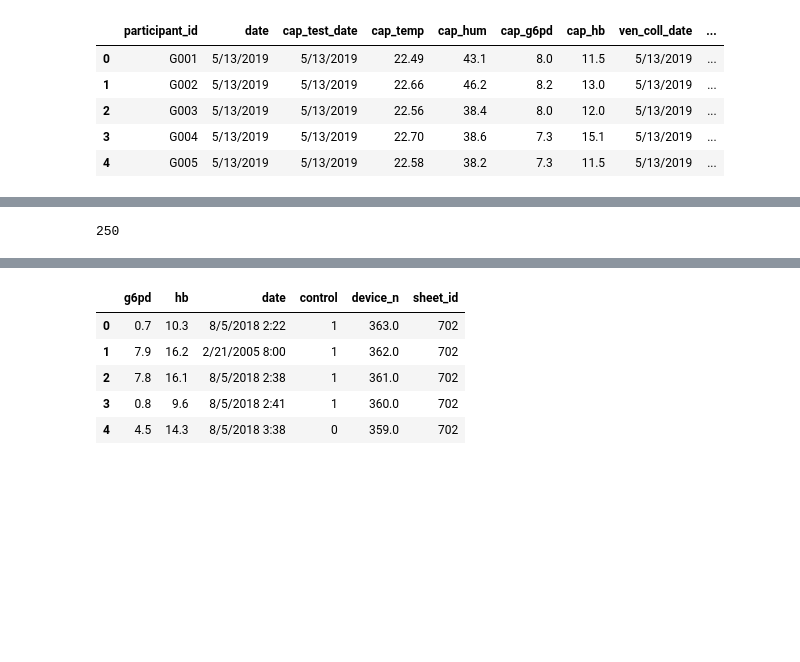
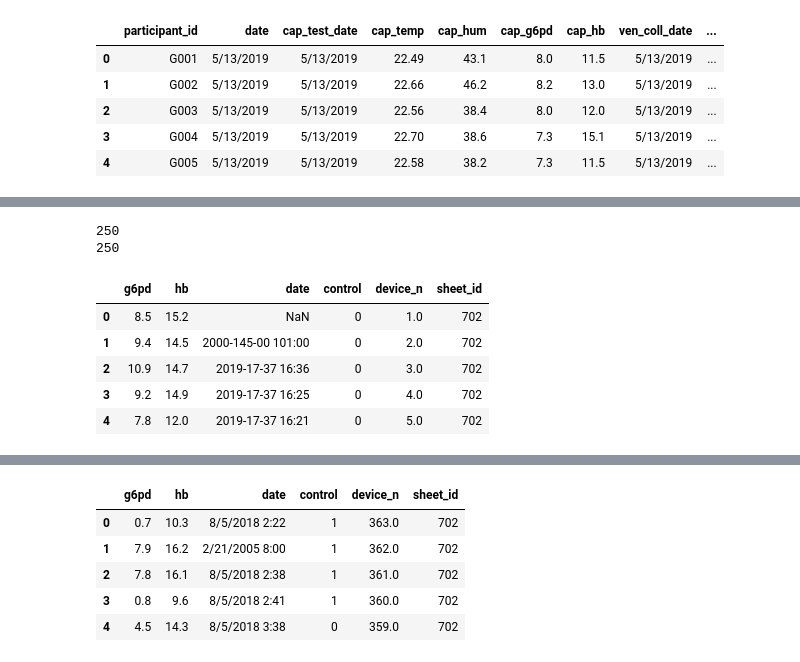
Before and after one commit to MACEPA/DIAMETER, a Jupyter notebook: ipynbs/processing/G6PD_data_combining.ipynb, the cells around one changed output, grey strips where cells are left out. Saved outputs shown, nothing was run; the diff lists cells and outputs as text; code cells hidden in the pictures; blank space fills up the shorter version.

```diff
--- a/ipynbs/processing/G6PD_data_combining.ipynb
+++ b/ipynbs/processing/G6PD_data_combining.ipynb
@@ -38,4 +53,16 @@ red_cap.head()
 # %%
 print(len(red_cap))
+print(len(red_ven))
 # %% [output]
 250
+250
+# %%
+unmatched_app = pd.read_csv('{}/unmatched_app.csv'.format(input_path))
+unmatched_app.head()
+# %% [output]
+|  | g6pd | hb | date | control | device_n | sheet_id |
+| 0 | 8.5 | 15.2 | NaN | 0 | 1.0 | 702 |
+| 1 | 9.4 | 14.5 | 2000-145-00 101:00 | 0 | 2.0 | 702 |
+| 2 | 10.9 | 14.7 | 2019-17-37 16:36 | 0 | 3.0 | 702 |
+| 3 | 9.2 | 14.9 | 2019-17-37 16:25 | 0 | 4.0 | 702 |
+| 4 | 7.8 | 12.0 | 2019-17-37 16:21 | 0 | 5.0 | 702 |
```
Also changed, not shown: parts of 4 cells of this notebook, 4 other files.
